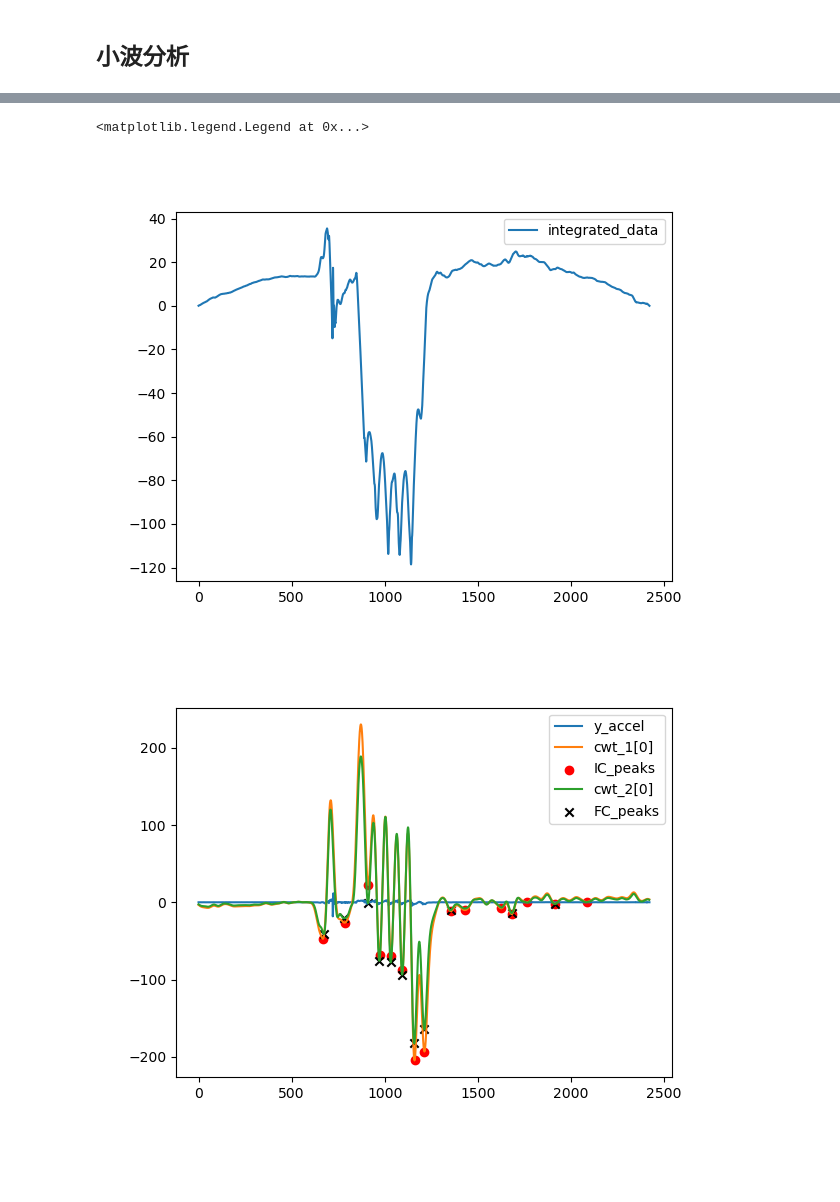
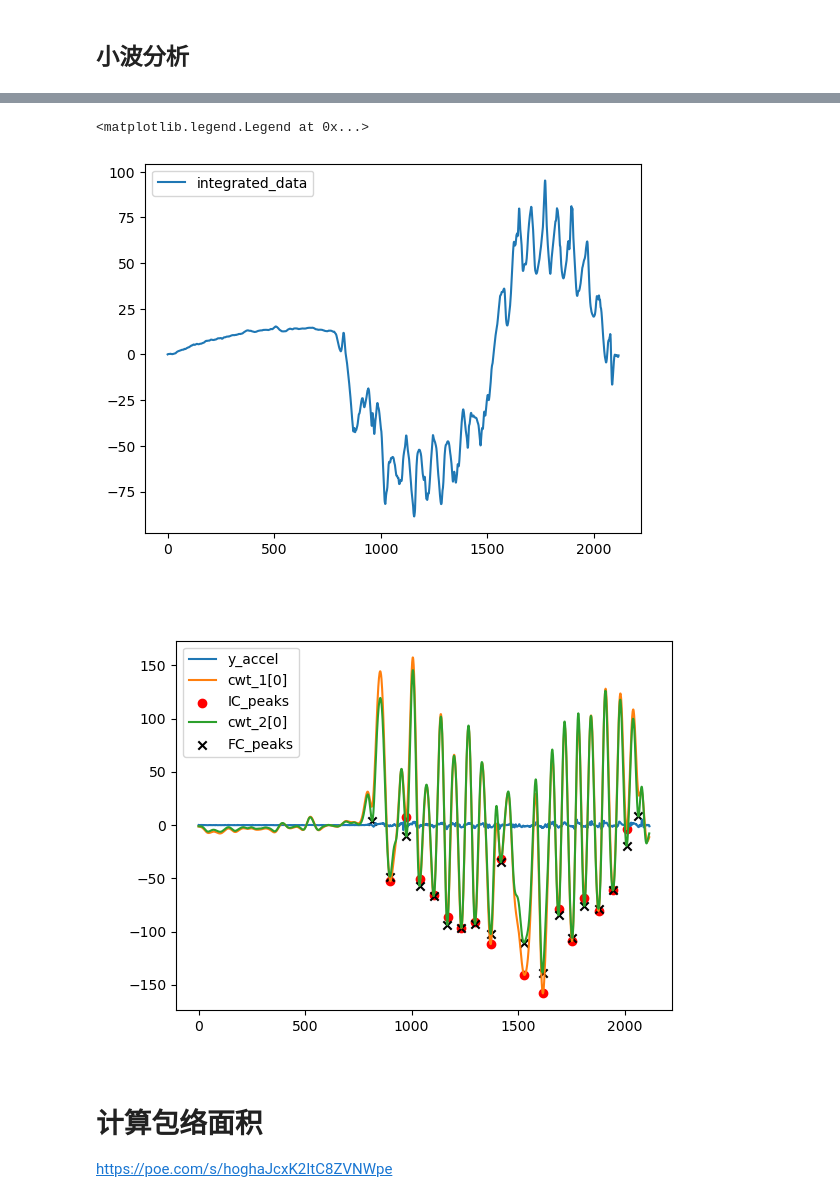
Before and after one commit to Allwillcome/--_----, a Jupyter notebook: Notes/20230416_PythonExercise.ipynb, the cells around one changed output, grey strips where cells are left out. Saved outputs shown, nothing was run; the diff lists cells and outputs as text; code cells hidden in the pictures; blank space fills up the shorter version.

Commit message:
使用 python 计算包络面积

```diff
--- a/Notes/20230416_PythonExercise.ipynb
+++ b/Notes/20230416_PythonExercise.ipynb
@@ -700,6 +697,6 @@ Intel MKL WARNING: Support of Intel(R) Streaming SIMD Extensions 4.2 (Intel(R) S
 # %%
 xsens_dir = "/Users/wangshuaibo/Documents/ScriptsofShuai/Notes/IMUGaitAnalysis/ShuaiGaitpy"
-filename = "20230413跺脚走6步路测试-XsensMVN-传感器加速度.xlsx"
+filename = "20230519_方克彦_Xsens_穿鞋-2.xlsx"
 path = os.chdir(xsens_dir)
 # %%
 import pandas as pd
@@ -715,5 +732,5 @@ excel_file.sheet_names
 # %%
 # 查看数据
-df = pd.read_excel(filename, sheet_name=excel_file.sheet_names[0])
+df = pd.read_excel(filename, sheet_name=excel_file.sheet_names[6])
 df.head()
 # %% [output]
@@ -757,7 +774,7 @@ plt.plot(integrated_data,label="integrated_data")
 plt.legend()
 # %% [output]
 <matplotlib.legend.Legend at 0x...>
-[figure, old version]
+[figure, new version]
 # %%
 plt.close()
 # %%
@@ -769,27 +786,30 @@ cwt_2, freqs = pywt.cwt(integrated_data, scale_cwt2, "gaus1")
 re_differentiated_data = cwt_2[0] # 小波变化在某种程度上可以看出是微分运算
 # %%
 # 查找峰值
-ic_peaks,properties = signal.find_peaks(-cwt_1[0],prominence =ic_prom)
-fc_peaks,properties = signal.find_peaks(-cwt_2[0],prominence =fc_prom)
+ic_peaks,properties = signal.find_peaks(-cwt_1[0],prominence =20)
+fc_peaks,properties = signal.find_peaks(-cwt_2[0],prominence =20)
 
 # 画图
 plt.plot(y_accel,label="y_accel")
 
 plt.plot(cwt_1[0], label="cwt_1[0]")
 plt.scatter(ic_peaks,cwt_1[0][ic_peaks],
             marker="o",
             color="red",
             label="IC_peaks")
 
 plt.plot(cwt_2[0], label="cwt_2[0]")
 plt.scatter(fc_peaks,cwt_2[0][fc_peaks],
             marker="x",
             color="black",
             label="FC_peaks")
 
 plt.legend()
 plt.show()
 # %% [output]
-[figure, old version]
+[figure, new version]
 # %%
 plt.close()
+# %% [markdown]
+# 计算包络面积
+https://poe.com/s/hoghaJcxK2ItC8ZVNWpe
```
Also changed, not shown: parts of 6 cells of this notebook.
